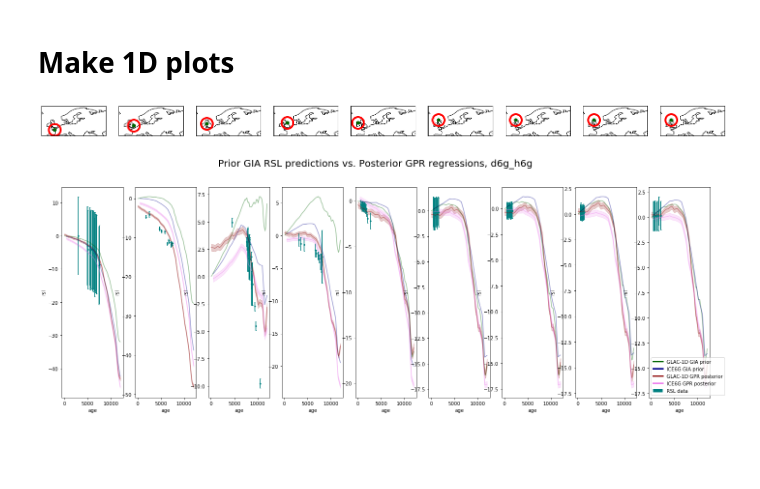
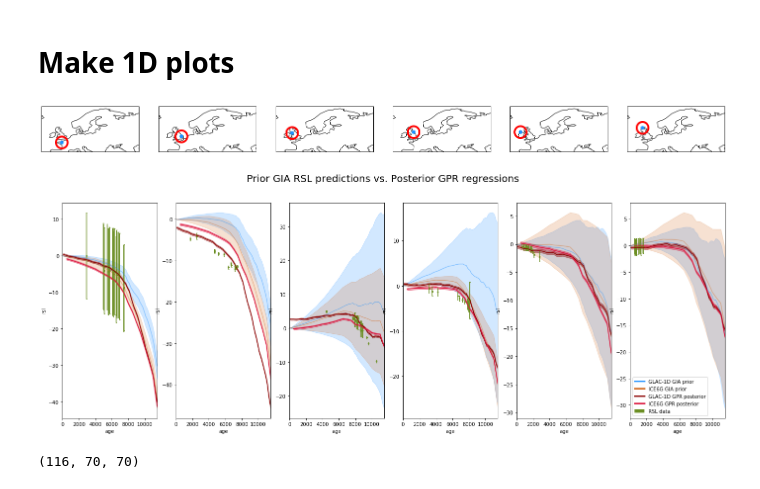
Before and after one commit to rcameronc/Holocene_readv, a Jupyter notebook: readv_postproc_av.ipynb, the cells around one changed output. Cells and saved outputs as stored; diff of their text form; code cells hidden in the pictures; blank space fills up the shorter version.

```diff
--- a/readv_postproc_av.ipynb
+++ b/readv_postproc_av.ipynb
@@ -311,17 +385,19 @@ elif tmin == 9000:
 df_nufsamps = locs_with_enoughsamples(df_place, place, number)
 nufsamp = df_nufsamps.locnum.unique()
 
+def interp_ds(ds):
+    return ds.interp(age=ds_glacprior.age, lat=ds_glacprior.lat, lon=ds_glacprior.lon)
+
 def slice_dataset(ds):
-    return ds.rsl.sel(lat=site[1].lat.unique(),
+    return ds.rsl.sel(lat=site[1].lat.unique() ,
                   lon=site[1].lon.unique(),
-                  method='nearest')
-
+                  method='nearest').sel(age=slice(11500, 0))
 
 
 ###### Plot Locations #####
 proj = ccrs.PlateCarree()
 
-fig, ax = plt.subplots(1,len(nufsamp), figsize=(26, 6), subplot_kw=dict(projection=proj))
+fig, ax = plt.subplots(1,len(nufsamp)-3, figsize=(26, 6), subplot_kw=dict(projection=proj))
 ax = ax.ravel()
 
 da_zeros = xr.zeros_like(ds_glacprior.rsl[:,:,0])
@@ -346,16 +422,18 @@ for i, site in enumerate(df_nufsamps.groupby('locnum')):
     da_zeros.plot(ax=ax[i], cmap='Greys', add_colorbar=False)
 #     ax[i].set_title(site[0], fontsize=fontsize)
     ax[i].set_title('')
+    if i > 4:
+        break
 
 
 ##### Plot Data-Model fit ######
-colormark = ['darkgreen', 'darkblue', 'darkred', 'violet', 'teal']
+colormark = ['dodgerblue', 'chocolate', 'darkred', 'crimson', 'olivedrab']
 cmaps = cmap_codes('viridis', len(df_nufsamps))
 
 
 ###################################################################
 
-fig, ax = plt.subplots(1, len(nufsamp), figsize=(24, 8))
+fig, ax = plt.subplots(1, len(nufsamp)-3, figsize=(24, 8))
 ax = ax.ravel()
 
 for i, site in enumerate(df_nufsamps.groupby('locnum')):
@@ -363,53 +441,73 @@ for i, site in enumerate(df_nufsamps.groupby('locnum')):
     plt.suptitle(f"Prior GIA RSL predictions vs. Posterior GPR regressions", fontsize=20)
 
     #slice data for each site
-    prior_it6g = slice_dataset(ds_6gprior)
+    prior_it6g = slice_dataset(ds_6gmean) # [:,:,:-4]
+    var_it6gprior = slice_dataset(ds_6gstd)
+    top6g_prior = prior_it6g + var_it6gprior * 2
+    bottom6g_prior = prior_it6g - var_it6gprior * 2
+
 
     post_it6g = slice_dataset(ds_6gpost)
     var_it6g = slice_dataset(np.sqrt(ds_6gvar))
     top6g = post_it6g + var_it6g * 2
     bottom6g = post_it6g - var_it6g * 2
 
-    prior_itglac = slice_dataset(ds_glacprior)
+
+
+    prior_itglac = slice_dataset(ds_glacmean)
+    var_itglacprior = slice_dataset(ds_glacstd)
+    topglac_prior = prior_itglac + var_itglacprior * 2
+    bottomglac_prior = prior_itglac - var_itglacprior * 2
+
     post_itglac = slice_dataset(ds_glacpost)
     var_itglac = slice_dataset(np.sqrt(ds_glacvar))
     topglac = post_itglac + var_itglac * 2
     bottomglac = post_itglac - var_itglac * 2
 
+
     site_err = 2 * (site[1].rsl_er_max)
 
-    prior_itglac.plot(ax=ax[i], c=colormark[0], alpha=0.4, label='GLAC-1D GIA prior')# label='Prior $\pm 2 \sigma$') c=cmaps[j]
-    prior_it6g.plot(ax=ax[i], c=colormark[1], alpha=0.4, label='ICE6G GIA prior')# label='Prior $\pm 2 \sigma$') c=cmaps[j]
+    prior_itglac.plot(ax=ax[i], c=colormark[0], alpha=0.4, label='GLAC-1D GIA prior')
+    ax[i].fill_between(prior_itglac.age, bottomglac_prior.squeeze(), topglac_prior.squeeze(), color=colormark[0], alpha=0.2)
+
+    prior_it6g.plot(ax=ax[i], c=colormark[1], alpha=0.4, label='ICE6G GIA prior')
+    ax[i].fill_between(prior_it6g.age, bottom6g_prior.squeeze(), top6g_prior.squeeze(), color=colormark[1], alpha=0.2)
 
 
-    post_itglac.plot(ax=ax[i], lw=lw, c=colormark[2], alpha=0.4, label='GLAC-1D GPR posterior')# label='Posterior $\pm 2 \sigma$') c=cmaps[j],
-    ax[i].fill_between(post_itglac.age, bottomglac.squeeze(), topglac.squeeze(), color=colormark[2], alpha=0.2) #  color=cmaps[j],
+    post_itglac.plot(ax=ax[i], lw=lw, c=colormark[2], alpha=1, label='GLAC-1D GPR posterior')
+    ax[i].fill_between(post_itglac.age, bottomglac.squeeze(), topglac.squeeze(), color=colormark[2], alpha=0.4)
 
 
-    post_it6g.plot(ax=ax[i], lw=lw, c=colormark[3], alpha=0.4, label='ICE6G GPR posterior')# label='Posterior $\pm 2 \sigma$') c=cmaps[j],
-    ax[i].fill_between(post_it6g.age, bottom6g.squeeze(), top6g.squeeze(), color=colormark[3], alpha=0.2) #  color=cmaps[j],
+    post_it6g.plot(ax=ax[i], lw=lw, c=colormark[3], alpha=1, label='ICE6G GPR posterior')
+    ax[i].fill_between(post_it6g.age, bottom6g.squeeze(), top6g.squeeze(), color=colormark[3], alpha=0.4)
 
 
     ax[i].scatter(site[1].age, site[1].rsl, c=colormark[4], s=4, lw=lw,label='RSL data')
     ax[i].errorbar(site[1].age, site[1].rsl,site_err, c=colormark[4], fmt='none',
                    capsize=1,lw=1.5)
 
+    ax[i].set_xlim(0, 11500)
+#     ax[i].set_ylim(-40,5)
     ax[i].set_title('')
-
+    if i > 4:
+        break
 
 lines = [Line2D([0], [0], color=colormark[0], linewidth=3, linestyle='-'),
          Line2D([0], [0], color=colormark[1], linewidth=3, linestyle='-'),
          Line2D([0], [0], color=colormark[2], linewidth=3, linestyle='-'),
          Line2D([0], [0], color=colormark[3], linewidth=3, linestyle='-'),
          Circle([0], 0.1, color=colormark[4], linewidth=3, ec="none")]
 
 labels = ['GLAC-1D GIA prior','ICE6G GIA prior', 'GLAC-1D GPR posterior', 'ICE6G GPR posterior', 'RSL data']
 ax[i].legend(lines, labels, loc='lower left')
 
-
 #         fig.savefig(dirName + f'{path_gen}_1Dfig',
 #                     transparent=True)
 plt.show()
 # %% [output]
-[figure, old version]
+[figure, new version]
-[figure, old version]
+[figure, new version]
+# %%
+np.array(ds_6gzp.rsl).shape
+# %% [output]
+(116, 70, 70)
```
Also changed, not shown: parts of 12 cells of this notebook, 6 other files.
